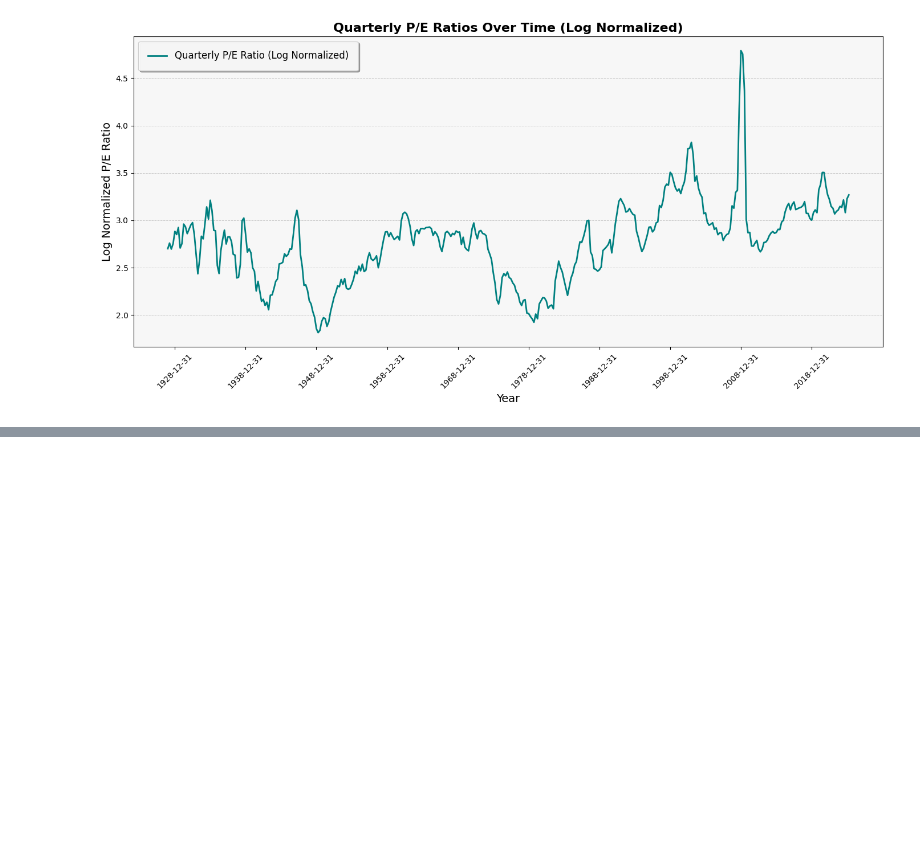
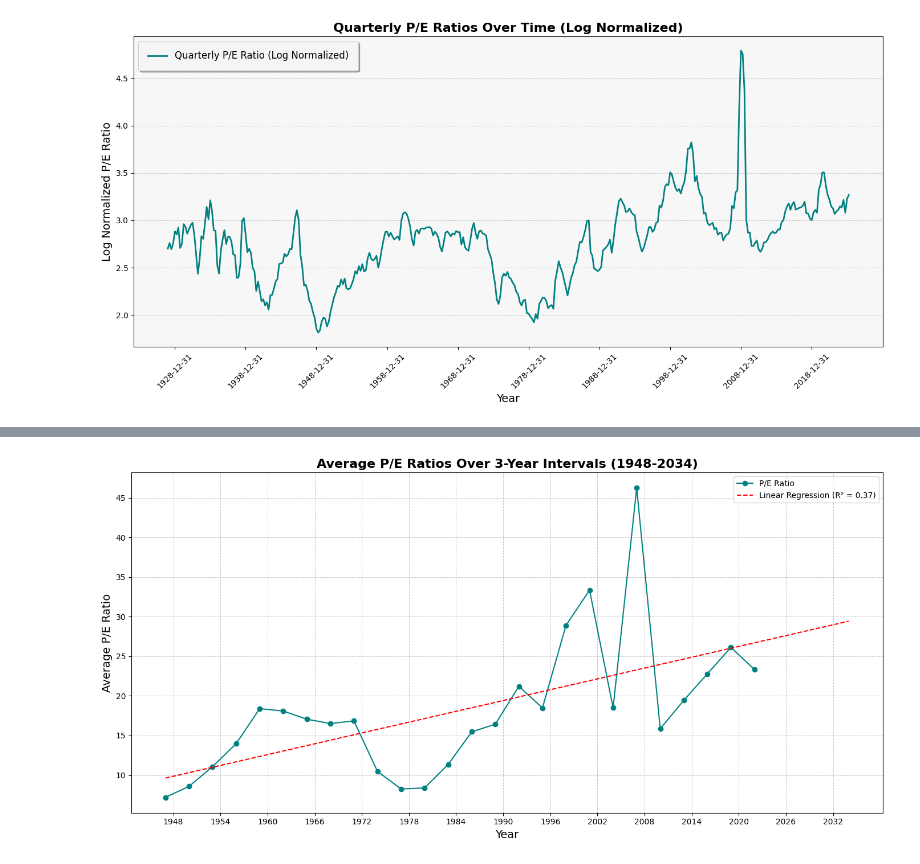
Before and after one commit to blakeziegler/AssetAllocationProj, a Jupyter notebook: Python/multiples/multiples.ipynb, the cells around one changed output, grey strips where cells are left out. Cells and saved outputs as stored; diff of their text form; code cells hidden in the pictures; blank space fills up the shorter version.

```diff
--- a/Python/multiples/multiples.ipynb
+++ b/Python/multiples/multiples.ipynb
@@ -197,0 +265,87 @@ Average P/E Ratios:
+# %%
+import pandas as pd
+import matplotlib.pyplot as plt
+from sklearn.linear_model import LinearRegression
+from sklearn.metrics import r2_score
+import numpy as np
+
+# Load the data
+pe_quarterly = pd.read_csv("pe_ratio_clean_total.csv")
+
+# Convert 'Date' column to datetime if not already done
+pe_quarterly['Date'] = pd.to_datetime(pe_quarterly['Date'], format='%Y-%m-%d')
+
+# Filter the data for the specified range (1948-2024)
+start_year = 1948
+end_year = 2024
+filtered_data = pe_quarterly[(pe_quarterly['Date'].dt.year >= start_year) &
+                             (pe_quarterly['Date'].dt.year <= end_year)].copy()
+
+# Define a function to categorize into 3-year intervals
+def categorize_year(date):
+    year = date.year
+    return f"{year // 3 * 3}-{year // 3 * 3 + 2}"
+
+# Apply the function to create a new column for 3-year intervals
+filtered_data['3_year_interval'] = filtered_data['Date'].apply(categorize_year)
+
+# Calculate the average for each 3-year interval
+averages_3_years = filtered_data.groupby('3_year_interval')['value'].mean().reset_index()
+
+# Convert the '3_year_interval' to a suitable format for plotting
+averages_3_years['start_year'] = averages_3_years['3_year_interval'].apply(lambda x: int(x.split('-')[0]))
+
+# Linear Regression
+X = averages_3_years['start_year'].values.reshape(-1, 1)
+y = averages_3_years['value'].values
+model = LinearRegression().fit(X, y)
+y_pred = model.predict(X)
+
+# Calculate R-squared
+r_squared = r2_score(y, y_pred)
+
+# Extend the dataset with future years (10 years into the future)
+future_years = list(range(2025, 2035))
+future_X = np.array(future_years).reshape(-1, 1)
+future_y_pred = model.predict(future_X)
+
+# Combine current and future data for plotting
+all_years = np.concatenate([X.flatten(), future_X.flatten()])
+all_predictions = np.concatenate([y_pred, future_y_pred])
+
+# Plot the 3-year interval averages
+plt.figure(figsize=(14, 7))
+plt.plot(averages_3_years['start_year'], averages_3_years['value'], marker='o', linestyle='-', color='teal', label='P/E Ratio')
+
+# Add labels and title
+plt.title('Average P/E Ratios Over 3-Year Intervals (1948-2034)', fontsize=16, fontweight='bold')
+plt.xlabel('Year', fontsize=14)
+plt.ylabel('Average P/E Ratio', fontsize=14)
+
+# Enhance gridlines
+plt.grid(True, linestyle='--', linewidth=0.7, alpha=0.7)
+
+# Plot the combined regression line
+plt.plot(all_years, all_predictions, color='red', linestyle='--', label=f'Linear Regression (R² = {r_squared:.2f})')
+
+# Set x-axis ticks every 6 years
+plt.xticks(np.arange(start_year, 2035, 6))
+
+# Add legend
+plt.legend()
+
+# Show the plot
+plt.tight_layout()
+plt.show()
+
+# Print the regression coefficients
+print("Linear Regression Coefficients:")
+print(f"Slope: {model.coef_[0]:.2f}")
+print(f"R²: {r_squared:.2f}")
+
+# Print the forecasted P/E ratios
+forecasted_pe_ratios = pd.DataFrame({'Year': future_years, 'Forecasted P/E Ratio': future_y_pred})
+print("\nForecasted P/E Ratios (2025-2034):")
+print(forecasted_pe_ratios)
+# %% [output]
+[figure, added]
```
Also changed, not shown: parts of 5 cells of this notebook, 1 other file.
